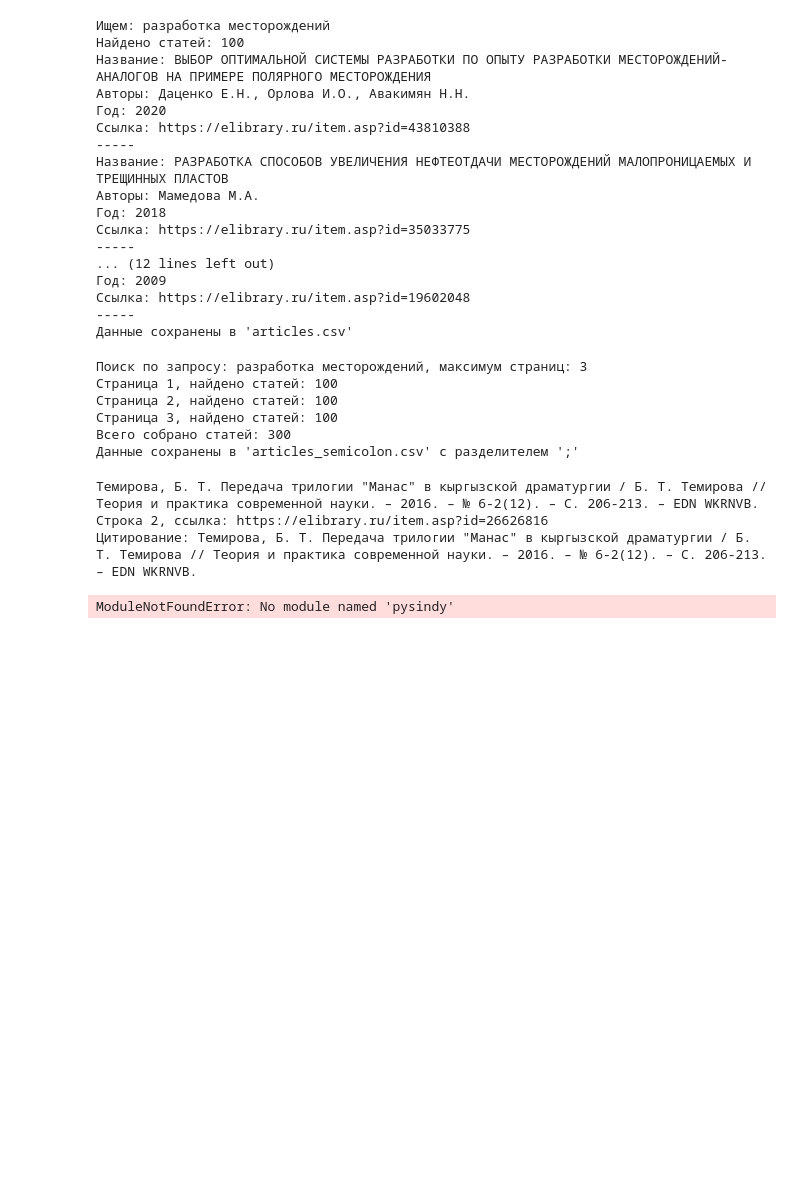
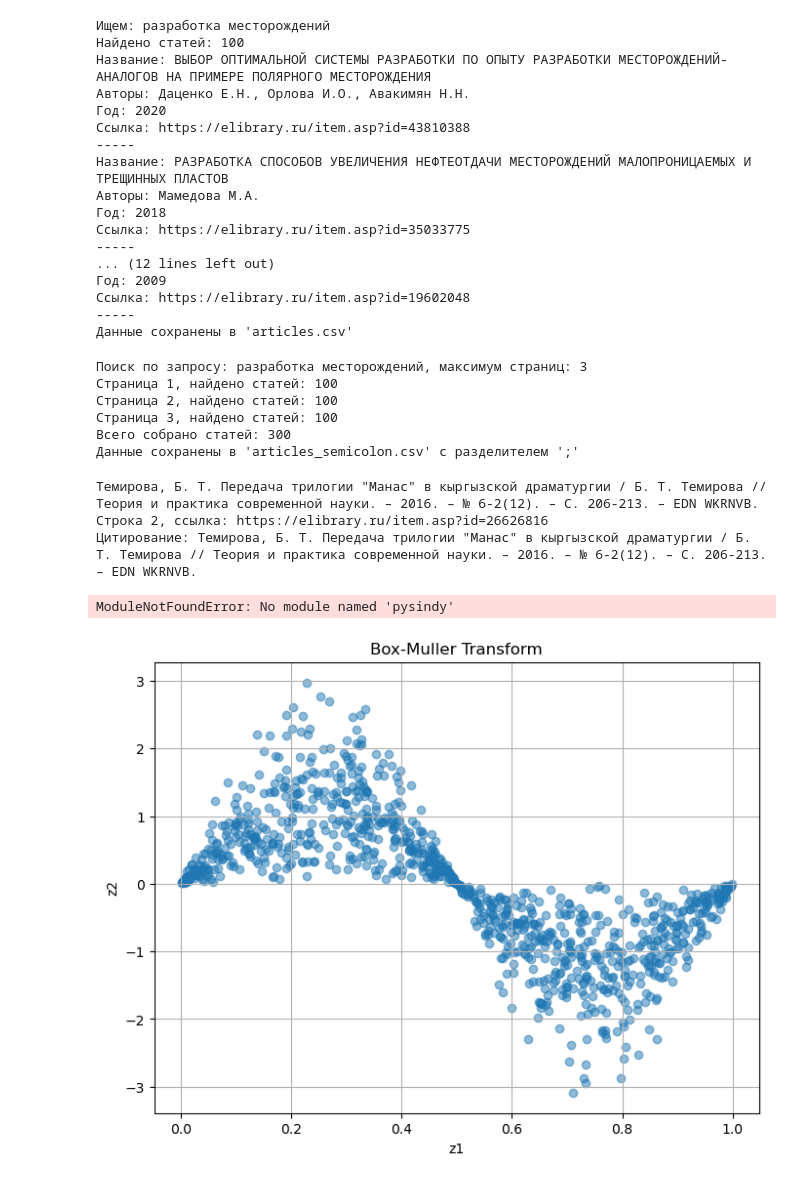
Before and after one commit to olegolas912/Python_codes, a Jupyter notebook: test.ipynb, the cells around one changed output. Saved outputs shown, nothing was run; the diff lists cells and outputs as text; code cells hidden in the pictures; blank space fills up the shorter version.

```diff
--- a/test.ipynb
+++ b/test.ipynb
@@ -575,3 +575,29 @@ plt.legend()
 plt.show()
 # %% [output]
 ModuleNotFoundError: No module named 'pysindy'
+# %%
+import numpy as np
+import matplotlib.pyplot as plt
+
+def plot_box_muller(num_samples=1000):
+    # Generate two independent uniform random arrays x1 and x2
+    x1 = np.random.random(num_samples)
+    x2 = np.random.random(num_samples)
+
+    # Compute z1 and z2 using the Box-Muller transformation
+    z1 = np.sqrt(-2 * np.log(x1)) * np.cos(2 * np.pi * x2)
+    z2 = np.sqrt(-2 * np.log(x1)) * np.sin(2 * np.pi * x2)
+
+    # Plot the results
+    plt.figure(figsize=(8,6))
+    plt.scatter(x2, z2, alpha=0.5)
+    plt.title("Box-Muller Transform")
+    plt.xlabel("z1")
+    plt.ylabel("z2")
+    plt.grid(True)
+    plt.show()
+
+# Call the function to display the plot
+plot_box_muller()
+# %% [output]
+[figure, added]
```
Also changed, not shown: parts of 1 cell of this notebook, 5 other files.
